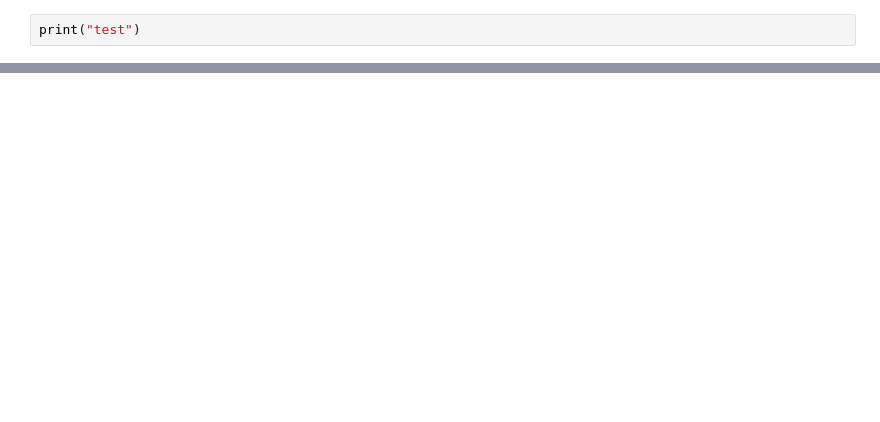
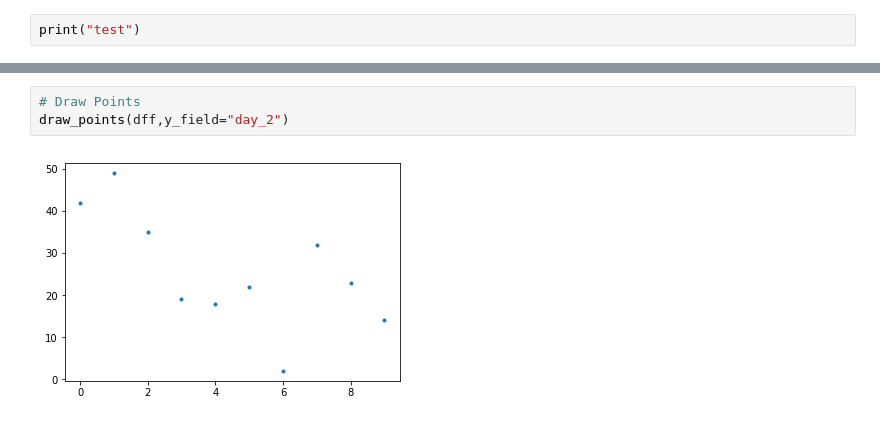
Before and after one commit to nickliqian/notebook, a Jupyter notebook: ipynb_demo/demo.ipynb, the cells around one changed output, grey strips where cells are left out. Saved outputs shown, nothing was run; the diff lists cells and outputs as text; blank space fills up the shorter version.

```diff
--- a/ipynb_demo/demo.ipynb
+++ b/ipynb_demo/demo.ipynb
@@ -2,0 +24,5 @@ print("test")
+# %%
+# Draw Points
+draw_points(dff,y_field="day_2")
+# %% [output]
+[figure, added]
```
Also changed, not shown: parts of 26 cells of this notebook, 11 other files.
